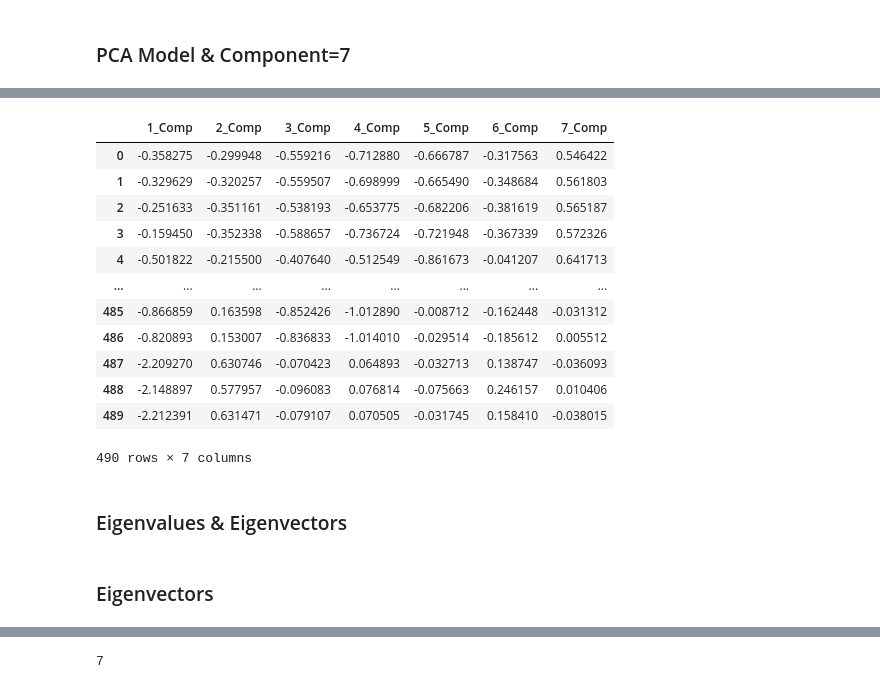
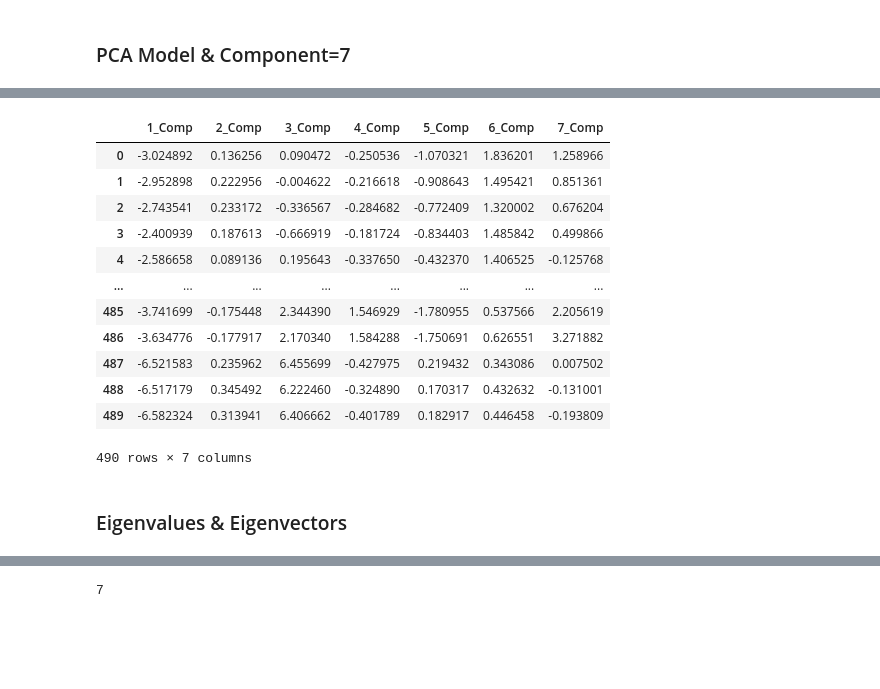
Before and after one commit to enginabdan/1_Github, a Jupyter notebook: 2_ProjectsMine/8_Science_Technology_World_2006-2015/1_Science_Technology_(PCA).ipynb, the cells around one changed output, grey strips where cells are left out. Drawn from its saved outputs; the diff is of its cells as text; code cells hidden in the pictures; blank space fills up the shorter version.

```diff
--- a/2_ProjectsMine/8_Science_Technology_World_2006-2015/1_Science_Technology_(PCA).ipynb
+++ b/2_ProjectsMine/8_Science_Technology_World_2006-2015/1_Science_Technology_(PCA).ipynb
@@ -28,24 +31,24 @@ sns.set_style("white")
 # %% [markdown]
 ### Data Scraping Oecd
 # %%
-# import pandas as pd
-# import pandasdmx as sdmx
-# import pandas_datareader.data as web
+import pandas as pd
+import pandasdmx as sdmx
+import pandas_datareader.data as web
 
-# pd.set_option('display.max_rows', None)#print everything rows
-# pd.set_option('display.max_columns', None)#print everything columns
+pd.set_option('display.max_rows', None)#print everything rows
+pd.set_option('display.max_columns', None)#print everything columns
 
-# series = 'STIO_2016'
-# source = 'oecd'
-# start = '2006-01-01'
-# end = '2016-01-01'
+series = 'STIO_2016'
+source = 'oecd'
+start = '2006-01-01'
+end = '2016-01-01'
 
-# oecd = sdmx.Request('OECD')
-# params = dict(startPeriod=start, endPeriod=end)
-# data_msg = oecd.data('STIO_2016', key='all', params=params)
-# data = data_msg.data[0]
-# df = sdmx.to_pandas(data).unstack() #turn data into a dataframe
-# print(df)
+oecd = sdmx.Request('OECD')
+params = dict(startPeriod=start, endPeriod=end)
+data_msg = oecd.data('STIO_2016', key='all', params=params)
+data = data_msg.data[0]
+df = sdmx.to_pandas(data).unstack() #turn data into a dataframe
+print(df)
 # %%
 #df.to_csv("science_technology.csv")
 # %% [markdown]
@@ -350,8 +353,8 @@ X.head(1)
 # %% [markdown]
 ### Scaling
 # %%
-from sklearn.preprocessing import MinMaxScaler
-scaler = MinMaxScaler()
+from sklearn.preprocessing import StandardScaler
+scaler = StandardScaler()
 X_scaled = scaler.fit_transform(X)
 df_X_scaled = pd.DataFrame(X_scaled, columns=X.columns)
 df_X_scaled.head()
@@ -424,25 +408,25 @@ array([[-0.35827537, -0.29994839, -0.55921627, ..., -0.66678724,
 # %%
-comp_df = pd.DataFrame(data = prncpl_comp,
+model = PCA(n_components=7)
+
+comp_df = pd.DataFrame(data = model.fit_transform(X_scaled),
                        columns = ["1_Comp","2_Comp","3_Comp","4_Comp","5_Comp","6_Comp","7_Comp"])
 comp_df
 # %% [output]
 |  | 1_Comp | 2_Comp | 3_Comp | 4_Comp | 5_Comp | 6_Comp | 7_Comp |
-| 0 | -0.358275 | -0.299948 | -0.559216 | -0.712880 | -0.666787 | -0.317563 | 0.546422 |
-| 1 | -0.329629 | -0.320257 | -0.559507 | -0.698999 | -0.665490 | -0.348684 | 0.561803 |
-| 2 | -0.251633 | -0.351161 | -0.538193 | -0.653775 | -0.682206 | -0.381619 | 0.565187 |
-| 3 | -0.159450 | -0.352338 | -0.588657 | -0.736724 | -0.721948 | -0.367339 | 0.572326 |
-| 4 | -0.501822 | -0.215500 | -0.407640 | -0.512549 | -0.861673 | -0.041207 | 0.641713 |
+| 0 | -3.024892 | 0.136256 | 0.090472 | -0.250536 | -1.070321 | 1.836201 | 1.258966 |
+| 1 | -2.952898 | 0.222956 | -0.004622 | -0.216618 | -0.908643 | 1.495421 | 0.851361 |
+| 2 | -2.743541 | 0.233172 | -0.336567 | -0.284682 | -0.772409 | 1.320002 | 0.676204 |
+| 3 | -2.400939 | 0.187613 | -0.666919 | -0.181724 | -0.834403 | 1.485842 | 0.499866 |
+| 4 | -2.586658 | 0.089136 | 0.195643 | -0.337650 | -0.432370 | 1.406525 | -0.125768 |
 | ... | ... | ... | ... | ... | ... | ... | ... |
-| 485 | -0.866859 | 0.163598 | -0.852426 | -1.012890 | -0.008712 | -0.162448 | -0.031312 |
-| 486 | -0.820893 | 0.153007 | -0.836833 | -1.014010 | -0.029514 | -0.185612 | 0.005512 |
-| 487 | -2.209270 | 0.630746 | -0.070423 | 0.064893 | -0.032713 | 0.138747 | -0.036093 |
-| 488 | -2.148897 | 0.577957 | -0.096083 | 0.076814 | -0.075663 | 0.246157 | 0.010406 |
-| 489 | -2.212391 | 0.631471 | -0.079107 | 0.070505 | -0.031745 | 0.158410 | -0.038015 |
+| 485 | -3.741699 | -0.175448 | 2.344390 | 1.546929 | -1.780955 | 0.537566 | 2.205619 |
+| 486 | -3.634776 | -0.177917 | 2.170340 | 1.584288 | -1.750691 | 0.626551 | 3.271882 |
+| 487 | -6.521583 | 0.235962 | 6.455699 | -0.427975 | 0.219432 | 0.343086 | 0.007502 |
+| 488 | -6.517179 | 0.345492 | 6.222460 | -0.324890 | 0.170317 | 0.432632 | -0.131001 |
+| 489 | -6.582324 | 0.313941 | 6.406662 | -0.401789 | 0.182917 | 0.446458 | -0.193809 |
 490 rows × 7 columns
 # %% [markdown]
 ### Eigenvalues & Eigenvectors
-# %% [markdown]
-### Eigenvectors
 # %%
 model.components_
 # %% [output]
```
Also changed, not shown: parts of 73 cells of this notebook.
